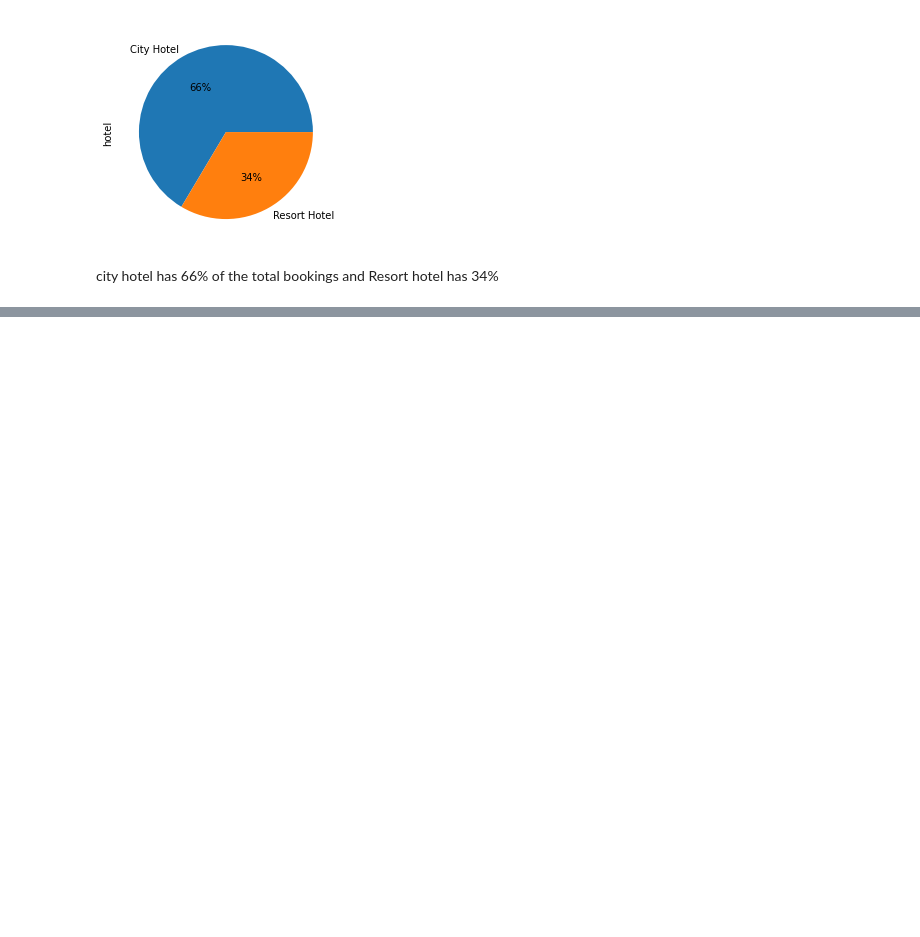
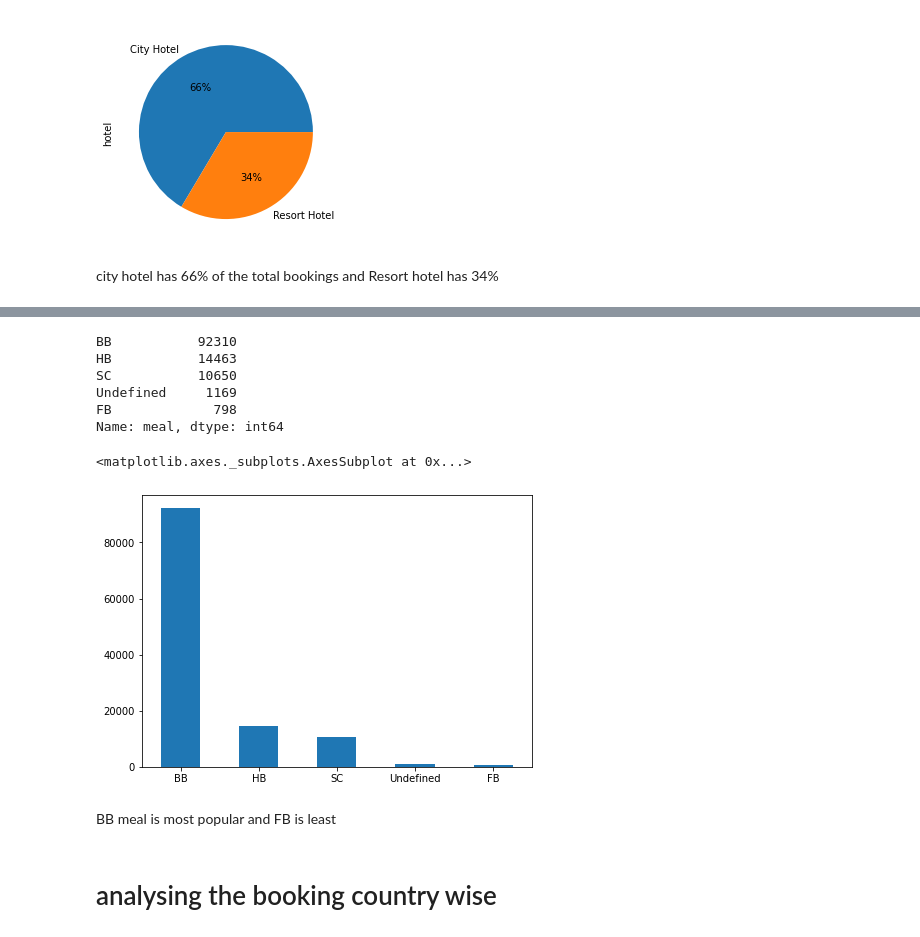
Before and after one commit to kfaisalofficial/Hotel-booking-analysis, a Jupyter notebook: Copy_of_Hotel_Booking_Analysis_Capstone_Project.ipynb, the cells around one changed output, grey strips where cells are left out. Saved outputs shown, nothing was run; the diff lists cells and outputs as text; code cells hidden in the pictures; blank space fills up the shorter version.

```diff
--- a/Copy_of_Hotel_Booking_Analysis_Capstone_Project.ipynb
+++ b/Copy_of_Hotel_Booking_Analysis_Capstone_Project.ipynb
@@ -179,0 +198,18 @@ city hotel has 66% of the total bookings and Resort hotel has 34%
+# %%
+meal_count
+# %% [output]
+BB           92310
+HB           14463
+SC           10650
+Undefined     1169
+FB             798
+Name: meal, dtype: int64
+# %%
+meal_count.plot(kind='bar',figsize=(7,5),rot=0)
+# %% [output]
+<matplotlib.axes._subplots.AxesSubplot at 0x...>
+[figure, added]
+# %% [markdown]
+BB meal is most popular and FB is least
+# %% [markdown]
+# analysing the booking country wise
```
Also changed, not shown: parts of 12 cells of this notebook.
